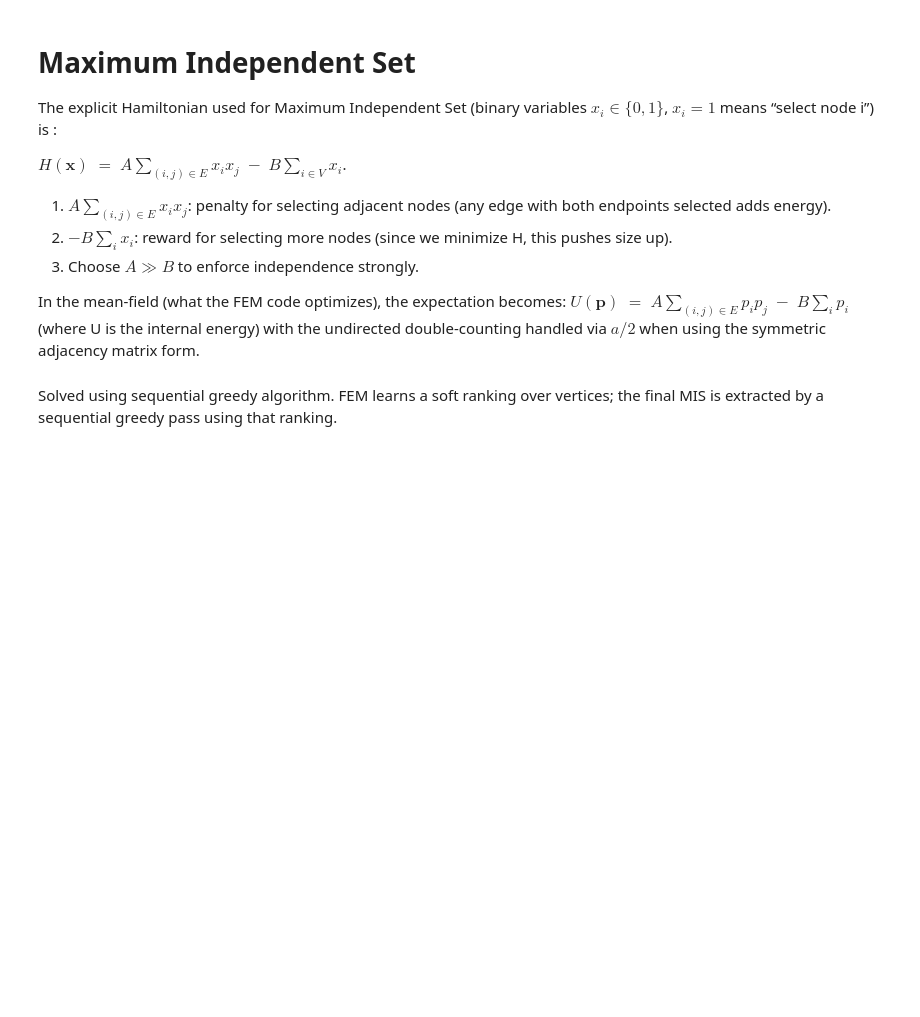
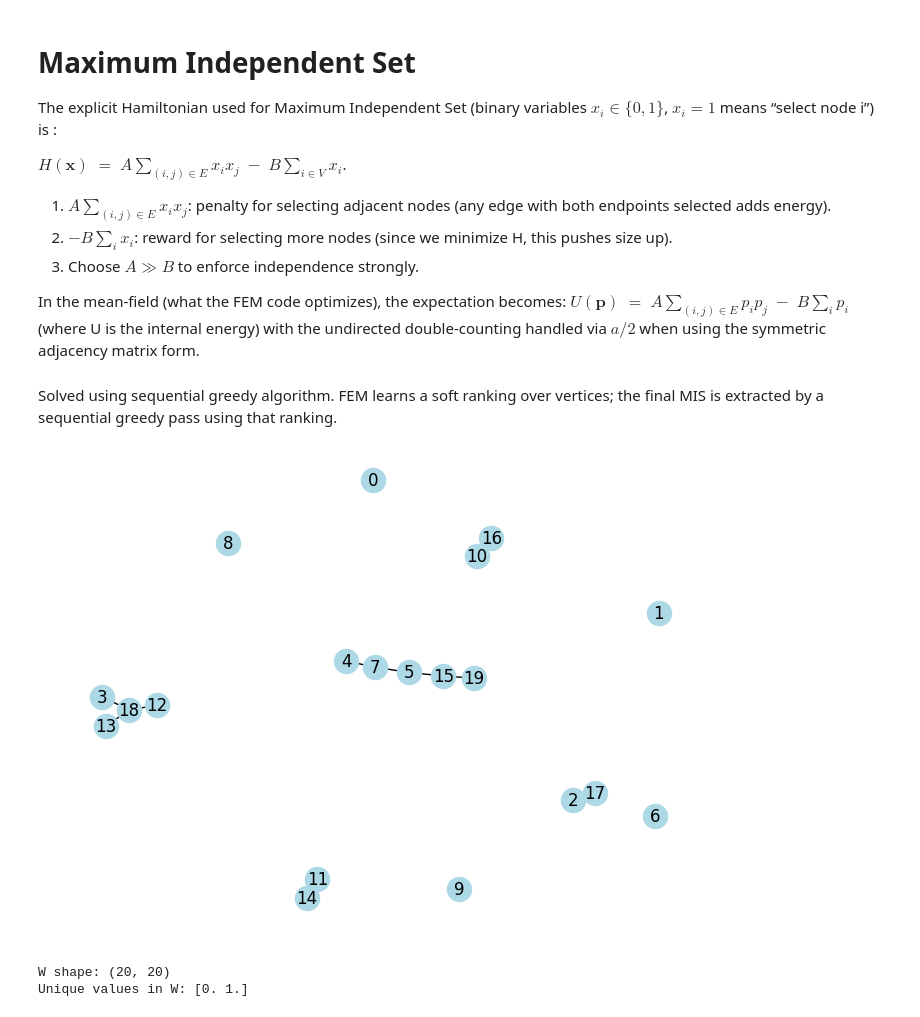
Before and after one commit to ronitd2002/QeFEM, a Jupyter notebook: hamiltonians/MIS-trial-run.ipynb, the cells around one changed output. Cells and saved outputs as stored; diff of their text form; code cells hidden in the pictures; blank space fills up the shorter version.

```diff
--- a/hamiltonians/MIS-trial-run.ipynb
+++ b/hamiltonians/MIS-trial-run.ipynb
@@ -20,27 +20,39 @@ import networkx as nx
 import numpy as np
 import matplotlib.pyplot as plt
 # %%
-def random_binary_undirected_graph(n_nodes=20, edge_prob=0.2, seed=1):
-    return nx.erdos_renyi_graph(n=n_nodes, p=edge_prob, seed=seed, directed=False)
-    # Generate a random undirected graph using the Erdős-Rényi model.
-
+# GRAPH UTILITIES
+def random_binary_undirected_graph(n_nodes=15, edge_prob=0.07, seed=1, directed=False):
+    return nx.erdos_renyi_graph(n=n_nodes, p=edge_prob, seed=seed, directed=directed)
 def graph_to_binary_adjacency(G):
-    n = G.number_of_nodes() # Get the number of nodes in the graph
-    W = np.zeros((n, n), dtype=np.float32) # Initialize an n x n adjacency matrix with zeros
-    np.fill_diagonal(W, 0.0) # Set diagonal elements to 0 (no self-loops)
+    n = G.number_of_nodes()
+    W = np.zeros((n, n), dtype=np.float32)
+    np.fill_diagonal(W, 0.0)
     for u, v in G.edges():
         W[u, v] = 1.0
         W[v, u] = 1.0
     return W
+def draw_graph(G, seed=42):
+    pos = nx.spring_layout(G, seed=seed)
+    nx.draw(G, pos, with_labels=True, node_color="lightblue")
+    plt.show()
 
+# MIS plotting
 def draw_graph_with_mis(G, x, seed=42):
     pos = nx.spring_layout(G, seed=seed)
-    node_colors = ["tab:orange" if x[i] == 1 else "tab:blue" for i in G.nodes()] # color nodes in MIS as orange, others as blue
-
-    # highlight violations (should be none)
+    node_colors = ["tab:orange" if x[i] == 1 else "tab:blue" for i in G.nodes()]
     edge_colors = []
     for u, v in G.edges():
-        edge_colors.append("red" if (x[u] == 1 and x[v] == 1) else "lightgray") # color edges red if both endpoints are in MIS, else light gray
-
+        edge_colors.append("red" if (x[u] == 1 and x[v] == 1) else "lightgray")
     nx.draw(G, pos, with_labels=True, node_color=node_colors, edge_color=edge_colors)
     plt.show()
+
+# Example usage
+G = random_binary_undirected_graph(n_nodes=20, edge_prob=0.07, seed=14)
+draw_graph(G)
+W = graph_to_binary_adjacency(G)
+print("W shape:", W.shape)
+print("Unique values in W:", np.unique(W))
+# %% [output]
+[figure, added]
+W shape: (20, 20)
+Unique values in W: [0. 1.]
```
Also changed, not shown: parts of 5 cells of this notebook, 1 other file.
